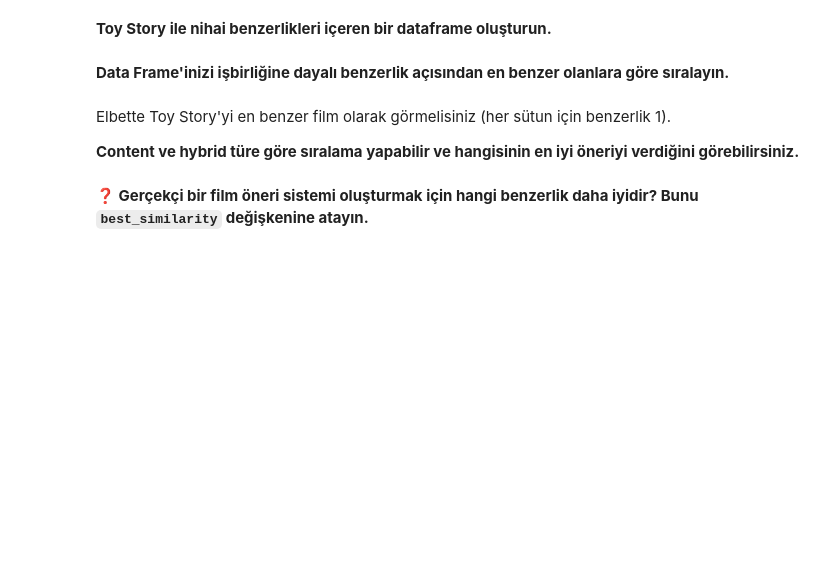
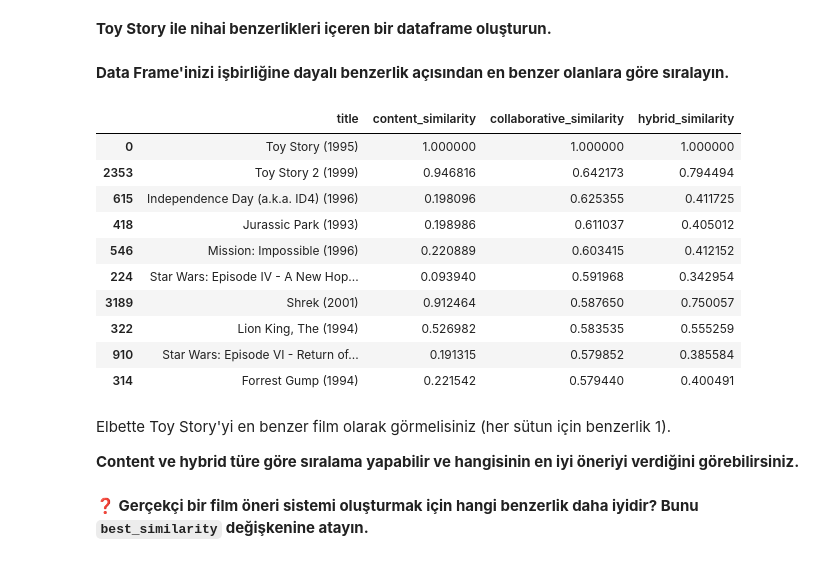
Before and after one commit to melis-gezer/S17D3-S-data-movie-recommendation, a Jupyter notebook: recommender-system.ipynb, the cells around one changed output. Saved outputs shown, nothing was run; the diff lists cells and outputs as text; code cells hidden in the pictures; blank space fills up the shorter version.

```diff
--- a/recommender-system.ipynb
+++ b/recommender-system.ipynb
@@ -369,0 +380,10 @@ Sonraki adımda, oluşturduğumuz filtreleme yöntemlerine dayanarak **“Toy St
+# %%
+# movieId → title mapping
+movie_titles = movies.set_index("movieId")["title"]
+
+# latent_df_2 indexlerini title ile değiştir
+latent_df_2.index = latent_df_2.index.map(movie_titles)
+
+# Toy Story başlığını bul
+toy_story_title = latent_df.index[latent_df.index.str.contains("Toy Story")][0]
+print("Using title:", toy_story_title)
@@ -370,3 +392,18 @@ Sonraki adımda, oluşturduğumuz filtreleme yöntemlerine dayanarak **“Toy St
+# %%
+from sklearn.metrics.pairwise import cosine_similarity
+import pandas as pd
+
+# Content-based similarity
+content_similarity = cosine_similarity(
+    latent_df.loc[[toy_story_title]],
+    latent_df
+).flatten()
+
+# Collaborative similarity
+collaborative_similarity = cosine_similarity(
+    latent_df_2.loc[[toy_story_title]],
+    latent_df_2
+).flatten()
 # %% [markdown]
 Ayrıca, içerik ve işbirliğine dayalı filtrelemenin benzerlik ortalamasını alan bir hibrit filtre de oluşturabiliriz.
 
@@ -378,2 +413,4 @@ __İçerik ve işbirliğine dayalı filtrelemenin benzerlik ortalamasını hesap
+# %%
+hybrid_similarity = (content_similarity + collaborative_similarity) / 2
 # %% [markdown]
 __Toy Story ile nihai benzerlikleri içeren bir dataframe oluşturun.__
@@ -382,2 +417,9 @@ __Toy Story ile nihai benzerlikleri içeren bir dataframe oluşturun.__
+# %%
+similarity_df = pd.DataFrame({
+    "title": latent_df.index,
+    "content_similarity": content_similarity,
+    "collaborative_similarity": collaborative_similarity,
+    "hybrid_similarity": hybrid_similarity
+})
 # %% [markdown]
 __Data Frame'inizi işbirliğine dayalı benzerlik açısından en benzer olanlara göre sıralayın.__
@@ -386,3 +426,18 @@ __Data Frame'inizi işbirliğine dayalı benzerlik açısından en benzer olanla
+# %%
+similarity_df_sorted = similarity_df.sort_values(by="collaborative_similarity", ascending=False)
+display(similarity_df_sorted.head(10))
+# %% [output]
+|  | title | content_similarity | collaborative_similarity | hybrid_similarity |
+| 0 | Toy Story (1995) | 1.000000 | 1.000000 | 1.000000 |
+| 2353 | Toy Story 2 (1999) | 0.946816 | 0.642173 | 0.794494 |
+| 615 | Independence Day (a.k.a. ID4) (1996) | 0.198096 | 0.625355 | 0.411725 |
+| 418 | Jurassic Park (1993) | 0.198986 | 0.611037 | 0.405012 |
+| 546 | Mission: Impossible (1996) | 0.220889 | 0.603415 | 0.412152 |
+| 224 | Star Wars: Episode IV - A New Hop... | 0.093940 | 0.591968 | 0.342954 |
+| 3189 | Shrek (2001) | 0.912464 | 0.587650 | 0.750057 |
+| 322 | Lion King, The (1994) | 0.526982 | 0.583535 | 0.555259 |
+| 910 | Star Wars: Episode VI - Return of... | 0.191315 | 0.579852 | 0.385584 |
+| 314 | Forrest Gump (1994) | 0.221542 | 0.579440 | 0.400491 |
 # %% [markdown]
 Elbette Toy Story'yi en benzer film olarak görmelisiniz (her sütun için benzerlik 1).
 
```
Also changed, not shown: parts of 10 cells of this notebook.
